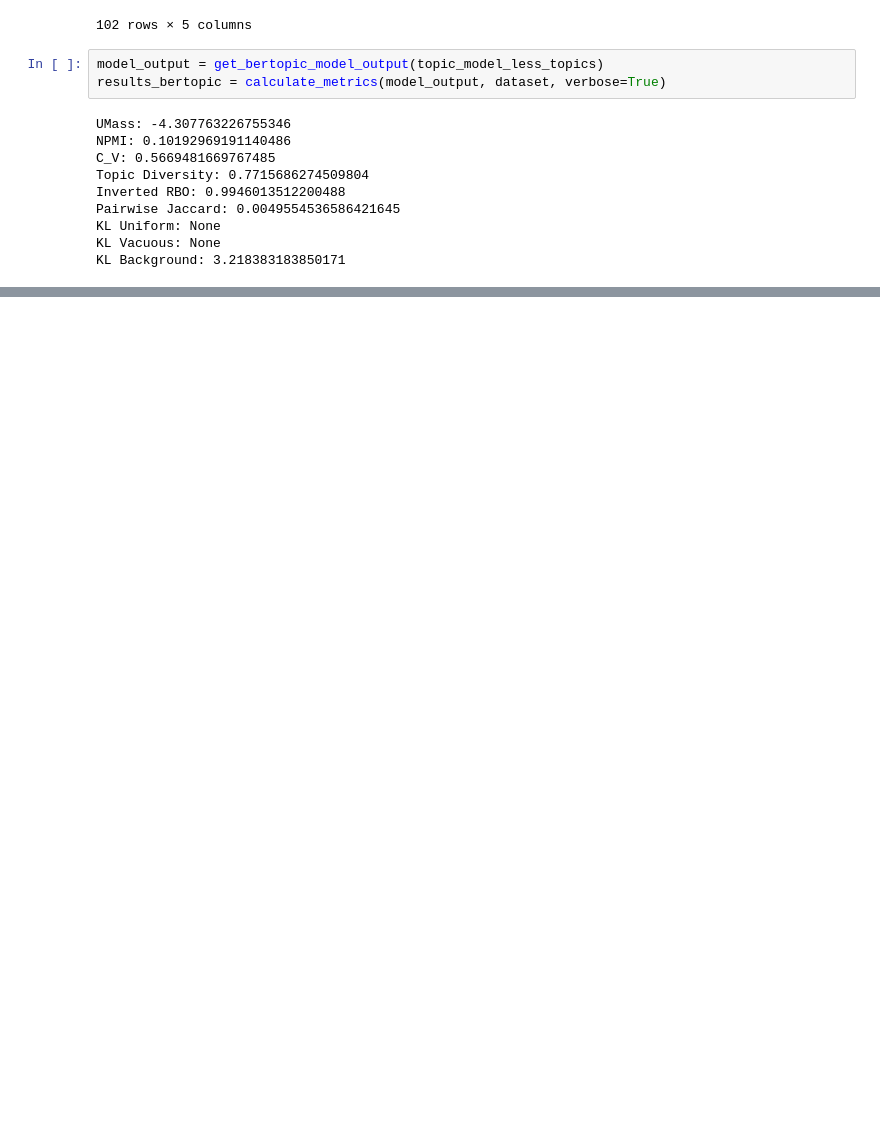
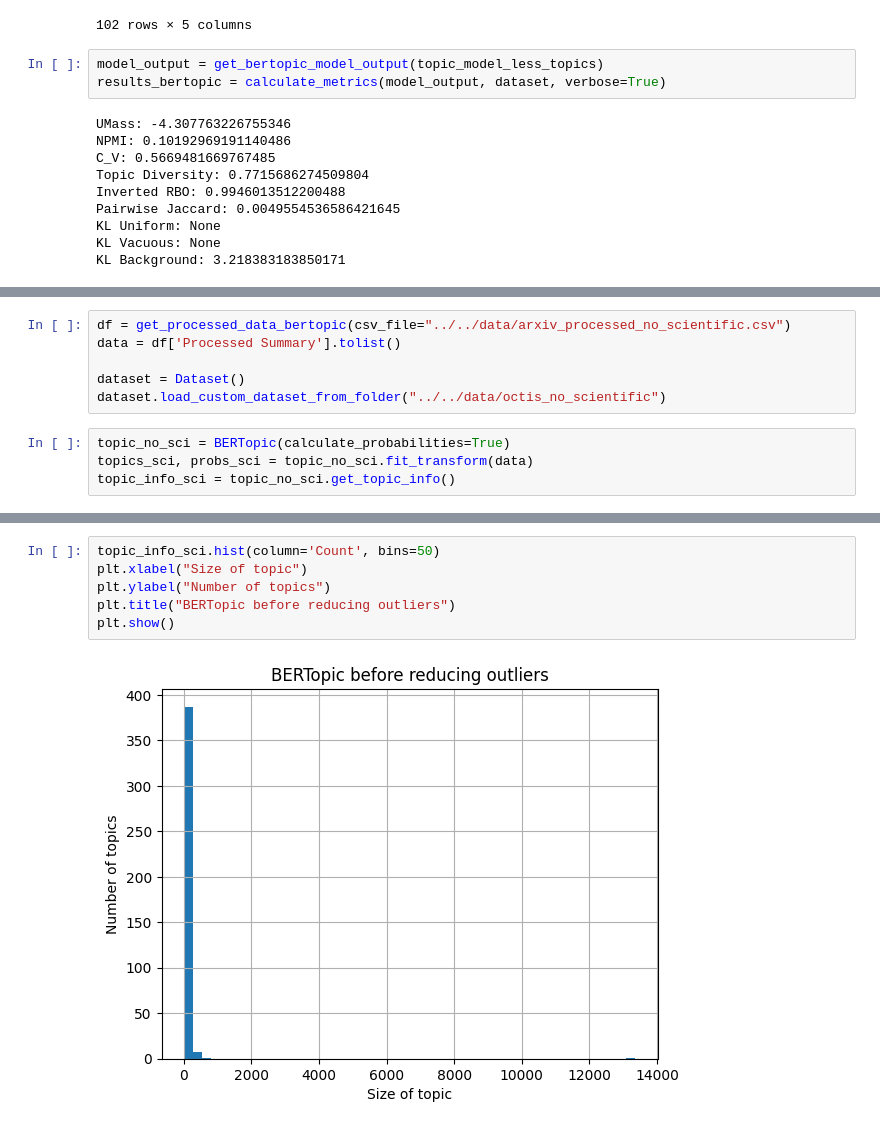
Before and after one commit to MStrzezon/Arxiv-Topic-Trend-Analysis, a Jupyter notebook: src/bertopic/bertopicv2.ipynb, the cells around one changed output, grey strips where cells are left out. Drawn from its saved outputs; the diff is of its cells as text; blank space fills up the shorter version.

```diff
--- a/src/bertopic/bertopicv2.ipynb
+++ b/src/bertopic/bertopicv2.ipynb
@@ -159,0 +255,10 @@ lda_metrics
+# %%
+df = get_processed_data_bertopic(csv_file="../../data/arxiv_processed_no_scientific.csv")
+data = df['Processed Summary'].tolist()
+
+dataset = Dataset()
+dataset.load_custom_dataset_from_folder("../../data/octis_no_scientific")
+# %%
+topic_no_sci = BERTopic(calculate_probabilities=True)
+topics_sci, probs_sci = topic_no_sci.fit_transform(data)
+topic_info_sci = topic_no_sci.get_topic_info()
@@ -159,0 +285,8 @@ lda_metrics
+# %%
+topic_info_sci.hist(column='Count', bins=50)
+plt.xlabel("Size of topic")
+plt.ylabel("Number of topics")
+plt.title("BERTopic before reducing outliers")
+plt.show()
+# %% [output]
+[figure, added]
```
Also changed, not shown: parts of 34 cells of this notebook, 2 other files.
